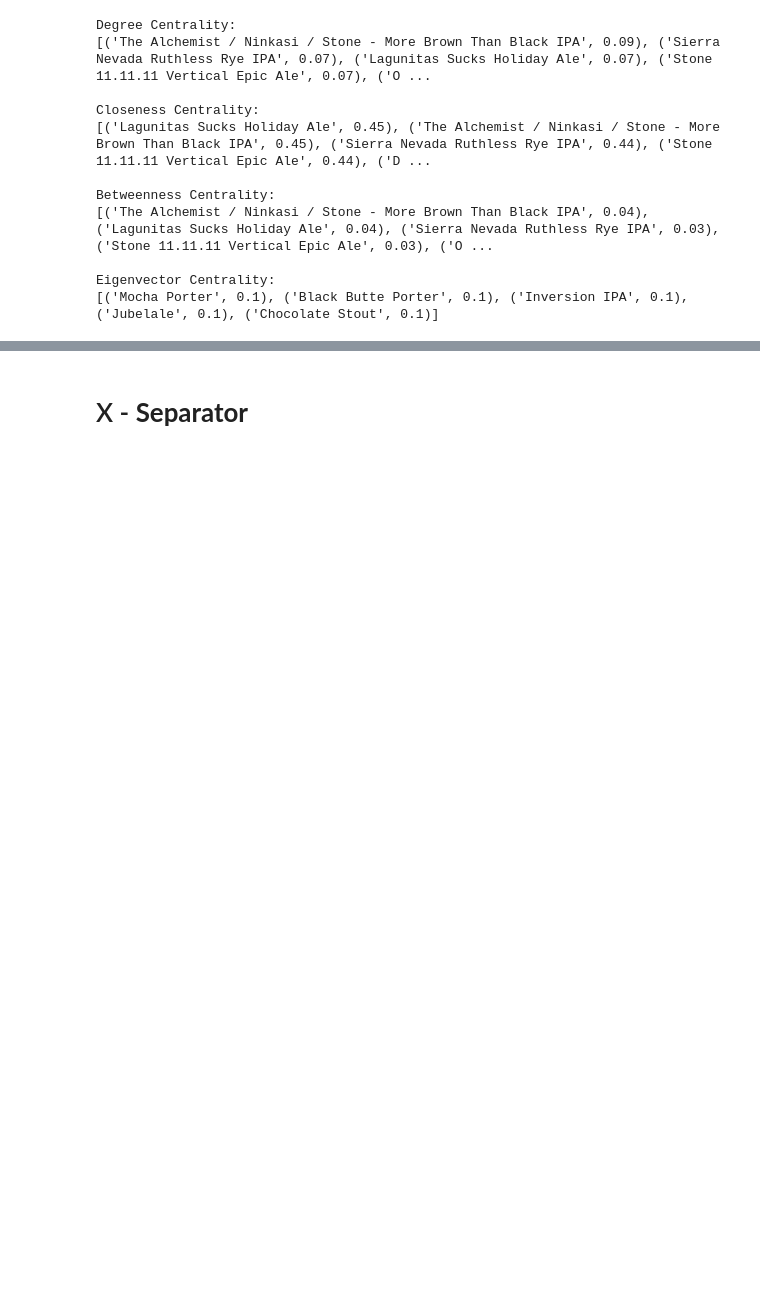
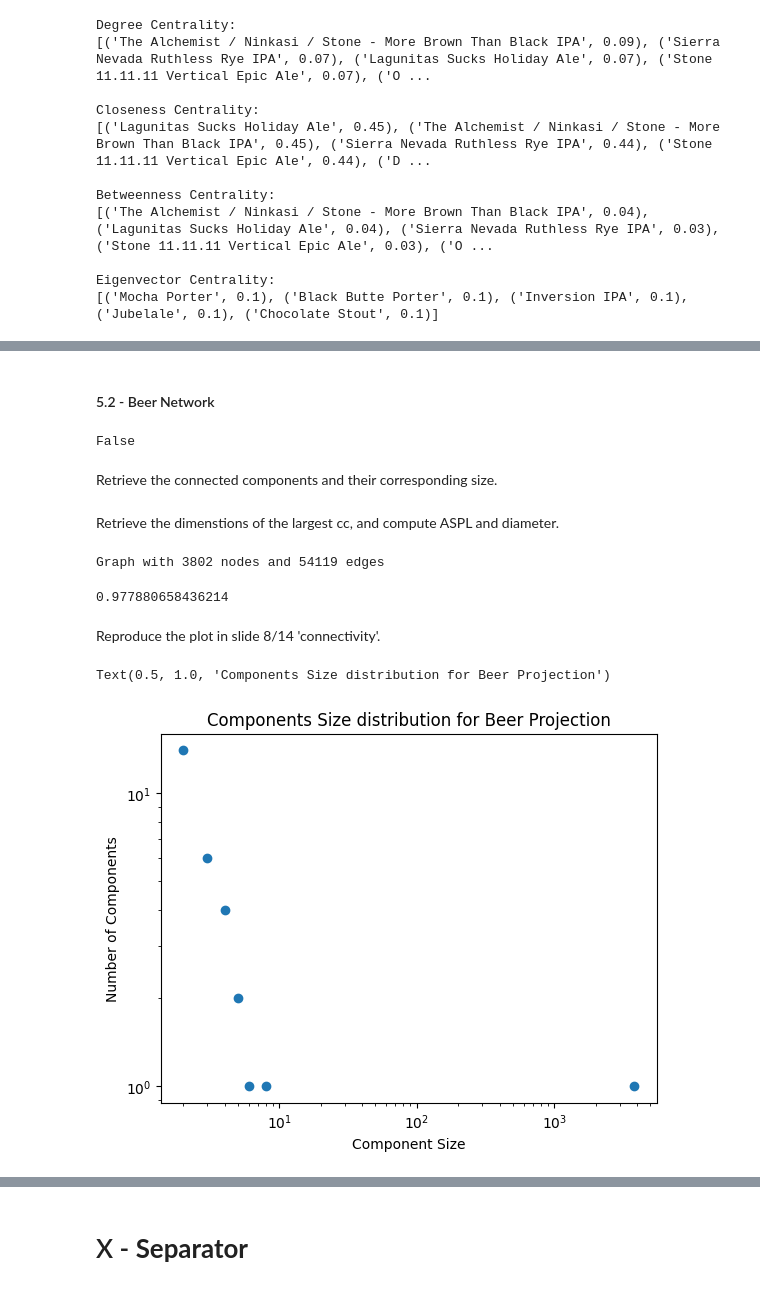
Before and after one commit to giordanovitale/BeerNetwork, a Jupyter notebook: project.ipynb, the cells around one changed output, grey strips where cells are left out. Drawn from its saved outputs; the diff is of its cells as text; code cells hidden in the pictures; blank space fills up the shorter version.

```diff
--- a/project.ipynb
+++ b/project.ipynb
@@ -742,0 +798,48 @@ Eigenvector Centrality:
+# %% [markdown]
+#### 5.2 - Beer Network
+# %%
+print(nx.is_connected(beer_projection))
+print(nx.number_connected_components(beer_projection))
+# %% [output]
+False
+# %% [markdown]
+Retrieve the connected components and their corresponding size.
+# %%
+# Retrieve the members of each component
+components_beer = [cc for cc in nx.connected_components(beer_projection)]
+
+# compute the number of beers in each component
+len_cc_beers = [len(cc) for cc in nx.connected_components(beer_projection)]
+len_cc_beers[:4]
+# %% [markdown]
+Retrieve the dimenstions of the largest cc, and compute ASPL and diameter.
+# %%
+lcc_beer = beer_projection.subgraph(components_beer[0])
+print(lcc_beer)
+
+# retrieve the ASPL
+print(nx.average_shortest_path_length(lcc_beer))
+
+# retrieve the diameter
+print(nx.diameter(lcc_beer))
+# %% [output]
+Graph with 3802 nodes and 54119 edges
+# %%
+len(lcc_beer)/sum(len_cc_beers)
+# %% [output]
+0.977880658436214
+# %% [markdown]
+Reproduce the plot in slide 8/14 'connectivity'.
+# %%
+components_beer_dict = defaultdict(int)
+
+for cc in len_cc_beers:
+    components_beer_dict[cc] +=1
+
+plt.loglog(components_beer_dict.keys(), components_beer_dict.values(), 'o')
+plt.ylabel('Number of Components')
+plt.xlabel('Component Size')
+plt.title('Components Size distribution for Beer Projection')
+# %% [output]
+Text(0.5, 1.0, 'Components Size distribution for Beer Projection')
+[figure, added]
```
Also changed, not shown: parts of 30 cells of this notebook.
